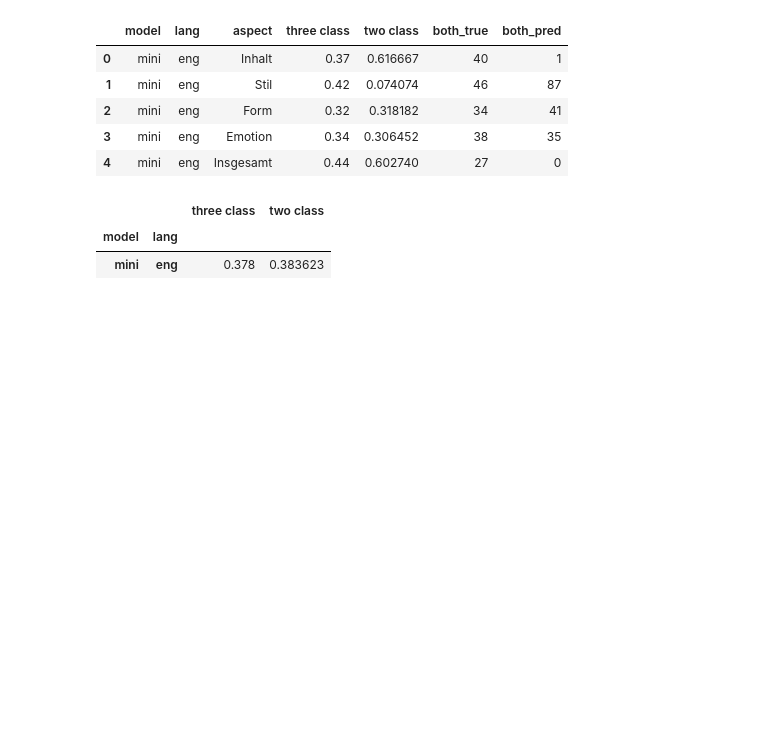
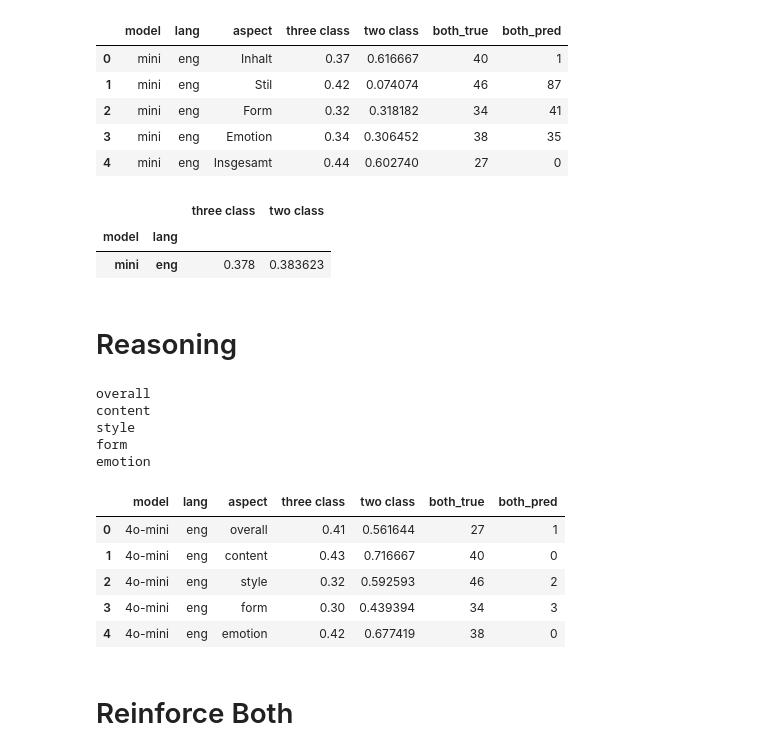
Before and after one commit to LeKonArD/DH25_LLM_poemsim, a Jupyter notebook: Evaluation.ipynb, the cells around one changed output. Drawn from its saved outputs; the diff is of its cells as text; code cells hidden in the pictures; blank space fills up the shorter version.

Commit message:
add more results

```diff
--- a/Evaluation.ipynb
+++ b/Evaluation.ipynb
@@ -516,3 +516,57 @@ frame.groupby(["model","lang"])[['three class', 'two class']].mean()
 |  |  | three class | two class |
 | model | lang |  |  |
 | mini | eng | 0.378 | 0.383623 |
+# %% [markdown]
+# Reasoning
+# %%
+logger = []
+# %%
+files = [x for x in os.listdir("results") if x.startswith("eng_reasoning_mini")]
+
+for fname in files:
+
+    aspect = re.sub(r".*\_|\.tsv", "", fname)
+    print(aspect)
+    if aspect == "multi":
+        continue
+
+    data = pd.read_csv("results/"+fname, sep="\t")
+    data["answer_short"] = [x.split("  \n")[0] for x in data["answer"]]
+    data["pred"] = data["answer_short"].apply(lambda x: gpt_trans[x[-1]])
+    true = dataset[transdict[aspect]]
+    true = [dataset_trans[x] for x in true]
+
+    eval_frame = pd.DataFrame()
+    eval_frame["true"] = true
+    eval_frame["pred"] = list(data["pred"])
+
+    both_true = eval_frame[eval_frame["true"] == 2].shape[0]
+    both_pred = eval_frame[eval_frame["pred"] == 2].shape[0]
+
+    three_class = accuracy_score(eval_frame["true"], eval_frame["pred"])
+
+    eval_frame = eval_frame[eval_frame.true != 2]
+
+    two_class = accuracy_score(eval_frame["true"], eval_frame["pred"])
+
+    logger.append(["4o-mini","eng", aspect, three_class, two_class, both_true, both_pred])
+# %% [output]
+overall
+content
+style
+form
+emotion
+# %%
+frame = pd.DataFrame(logger)
+frame.columns = ["model","lang", "aspect", "three class","two class", "both_true", "both_pred"]
+# %%
+frame
+# %% [output]
+|  | model | lang | aspect | three class | two class | both_true | both_pred |
+| 0 | 4o-mini | eng | overall | 0.41 | 0.561644 | 27 | 1 |
+| 1 | 4o-mini | eng | content | 0.43 | 0.716667 | 40 | 0 |
+| 2 | 4o-mini | eng | style | 0.32 | 0.592593 | 46 | 2 |
+| 3 | 4o-mini | eng | form | 0.30 | 0.439394 | 34 | 3 |
+| 4 | 4o-mini | eng | emotion | 0.42 | 0.677419 | 38 | 0 |
+# %% [markdown]
+# Reinforce Both
```
Also changed, not shown: parts of 4 cells of this notebook.
